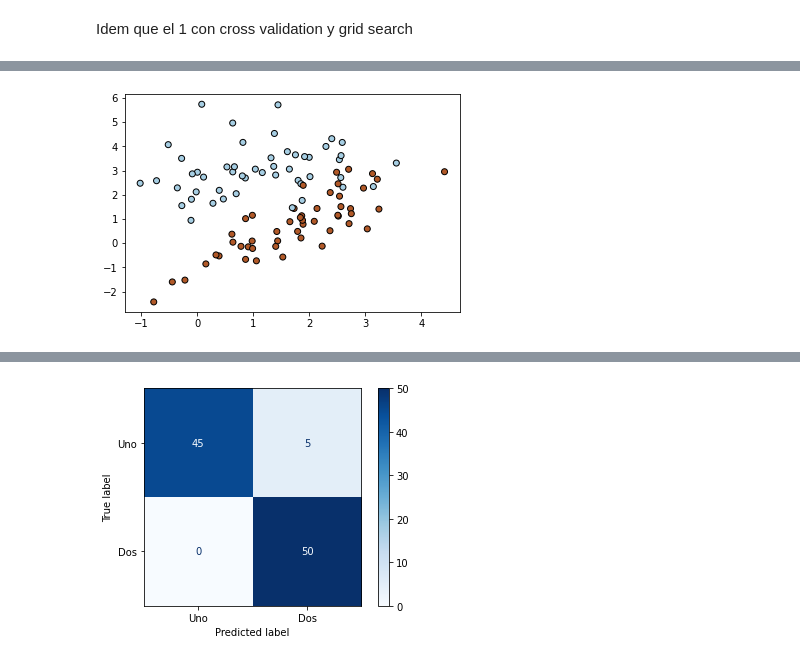
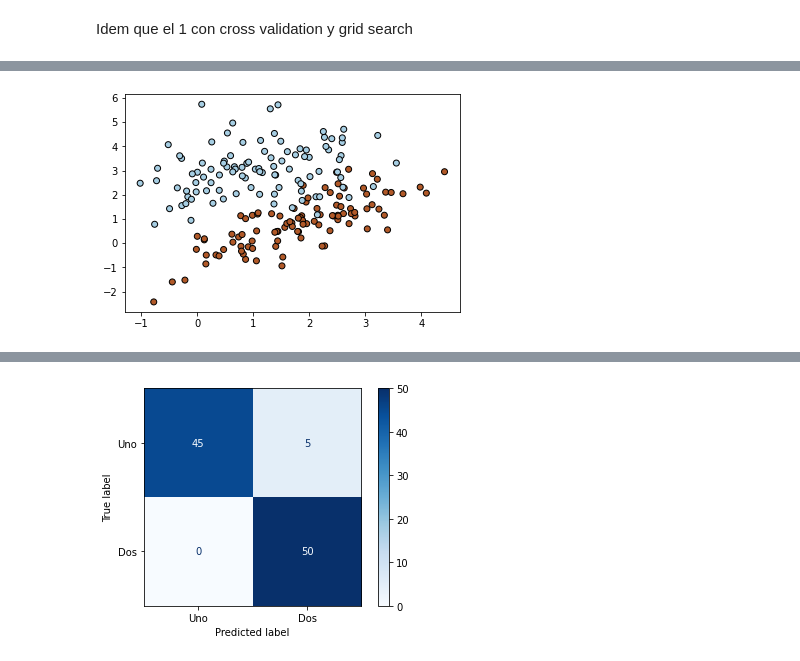
Before and after one commit to prietocanalejom/Aprendizaje_Maquina, a Jupyter notebook: TP3/TP3_Ej2_KNN.ipynb, the cells around one changed output, grey strips where cells are left out. Cells and saved outputs as stored; diff of their text form; code cells hidden in the pictures.

```diff
--- a/TP3/TP3_Ej2_KNN.ipynb
+++ b/TP3/TP3_Ej2_KNN.ipynb
@@ -48,10 +48,10 @@ X_train, X_test, y_train, y_test = train_test_split(X, y, test_size = tam_test,
 X_train, X_test, y_train, y_test = train_test_split(X, y, test_size = tam_test, random_state=42, stratify=y)
 # %%
 # Veamos cómo se ven
-plt.scatter(X_train[:,0], X_train[:,1], c=y_train, edgecolors='k', cmap=plt.cm.Paired)
+plt.scatter(X[:,0], X[:,1], c=y, edgecolors='k', cmap=plt.cm.Paired)
 plt.show()
 # %% [output]
-[figure, old version]
+[figure, new version]
 # %%
 #Junto las clases para el entrenamiento. Por ahora sin separar train y test. Para ver los parametros del
 knn = KNeighborsClassifier()
```
Also changed, not shown: parts of 6 cells of this notebook, 2 other files.
